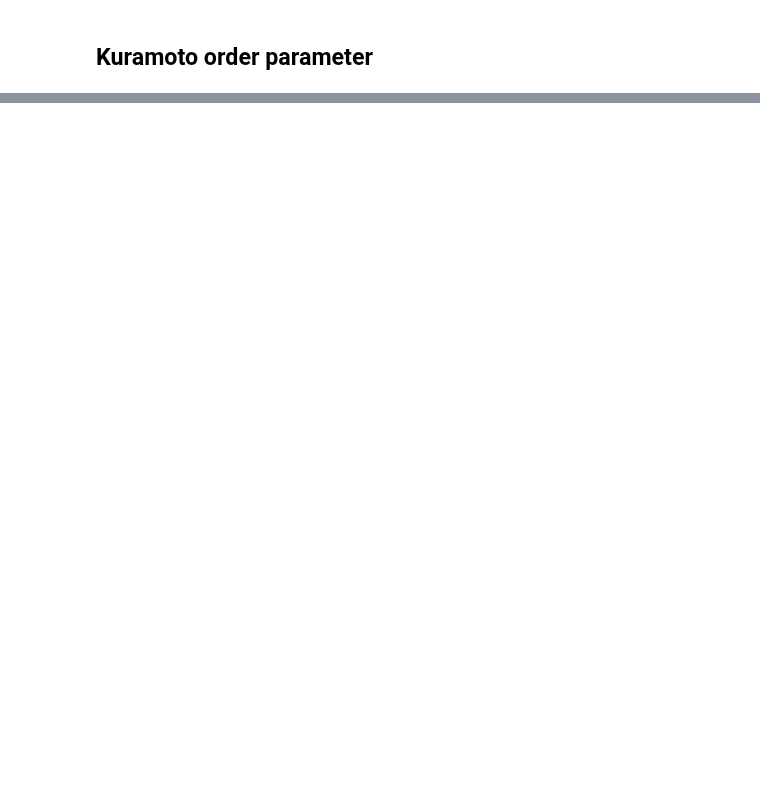
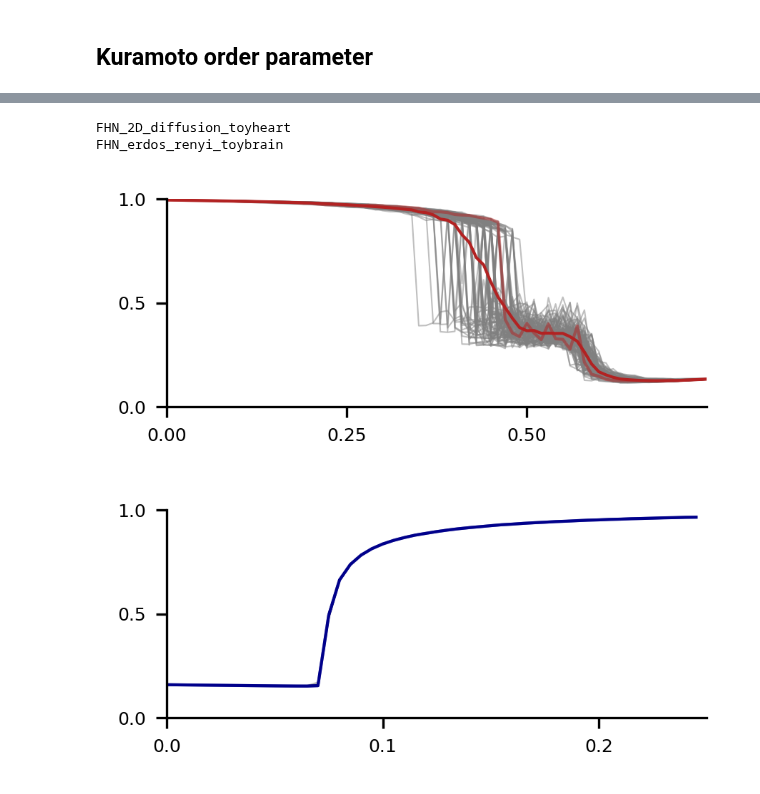
Before and after one commit to Priesemann-Group/perspective_heart_and_brain, a Jupyter notebook: notebooks_figures_paper/Kuramoto_order_parameter.ipynb, the cells around one changed output, grey strips where cells are left out. Saved outputs shown, nothing was run; the diff lists cells and outputs as text; code cells hidden in the pictures; blank space fills up the shorter version.

```diff
--- a/notebooks_figures_paper/Kuramoto_order_parameter.ipynb
+++ b/notebooks_figures_paper/Kuramoto_order_parameter.ipynb
@@ -120,0 +53,17 @@ plt.savefig(path_figures+'brain_kuramoto.pdf', **savefig_args)
+# %%
+files = {
+    "FHN_2D_diffusion_toyheart" : path_data + "FHN_2D_diffusion_Kuramoto.txt",
+    "FHN_erdos_renyi_toybrain" : path_data + "FHN_erdos_renyi_Kuramoto.txt",
+}
+# %%
+# load data
+data = {}
+for key, filename in files.items():
+    if isfile(filename):
+        data[key] = pd.read_csv(filename, sep=' ')
+    else:
+        raise ValueError(f"{filename} not found")
+# %%
+for key, value in data.items():
+    print(key)
+    print(value.head())
@@ -120,0 +88,54 @@ plt.savefig(path_figures+'brain_kuramoto.pdf', **savefig_args)
+# %%
+width = 70 * mm
+height = 30 * mm
+
+# specify x-ranges
+x_range = {
+    "FHN_2D_diffusion_toyheart" : [0, 0.75],
+    "FHN_erdos_renyi_toybrain" : [0, 0.25],
+}
+# specify x-ticks
+x_ticks = {
+    "FHN_2D_diffusion_toyheart" : [0, 0.25, 0.5],
+    "FHN_erdos_renyi_toybrain" : [0, 0.1, 0.2],
+}
+# specify color
+color = {
+    "FHN_2D_diffusion_toyheart" : 'firebrick',
+    "FHN_erdos_renyi_toybrain" : 'darkblue',
+}
+
+# iterate over data and plot
+for (label, value) in data.items():
+    print(label)
+    fig = plt.figure(figsize=(width, height), dpi=300)
+    # left, bottom, width, height
+    ax = plt.axes([0.085, 0.15, 0.915, 0.82], frameon=True)
+
+    # remove top and right spines
+    ax.spines['top'].set_visible(False)
+    ax.spines['right'].set_visible(False)
+
+    ax.set_ylim([0,1])
+    ax.set_yticks([0,0.5,1])
+
+    ax.set_xlim(x_range[label])
+    ax.set_xticks(x_ticks[label])
+
+    # plot all signals from the data frame (column one is x-axis)
+    for idx in range(1, value.shape[1]):
+        ax.plot(value.iloc[:,0], value.iloc[:,idx], lw=0.5, color='gray', alpha=0.5)
+
+    # plot random signal for illustration
+    ax.plot(value.iloc[:,0], value.iloc[:,1], lw=1.0, color=color[label], alpha=0.5)
+
+    # plot mean signal
+    ax.plot(value.iloc[:,0], value.iloc[:,1:].mean(axis=1), lw=1, color=color[label])
+
+    # save figure
+    fig.savefig(path_figures+f"{label}_kuramoto.pdf", **savefig_args)
+# %% [output]
+FHN_2D_diffusion_toyheart
+FHN_erdos_renyi_toybrain
+[figure, added]
+[figure, added]
```
Also changed, not shown: parts of 8 cells of this notebook, 2 other files.
